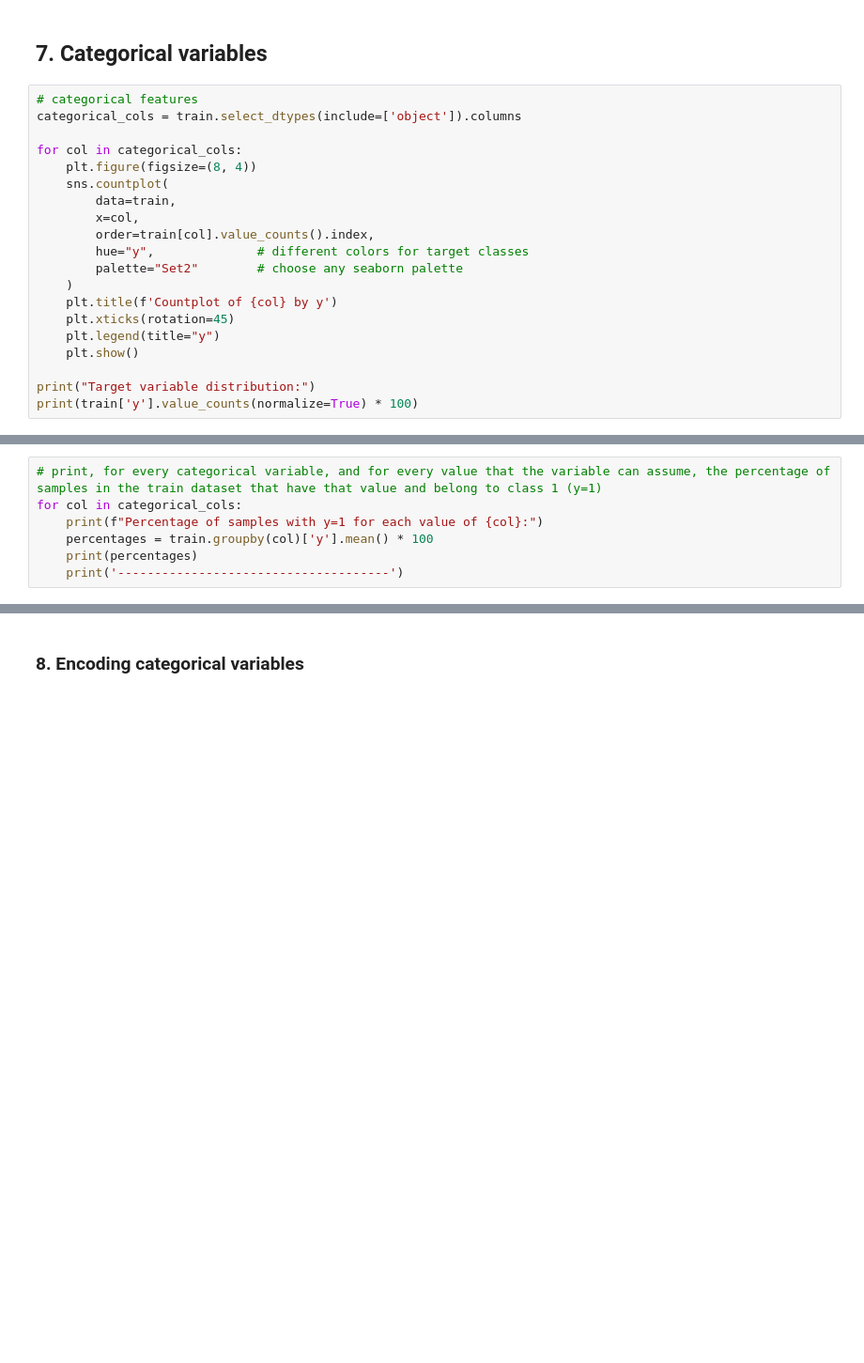
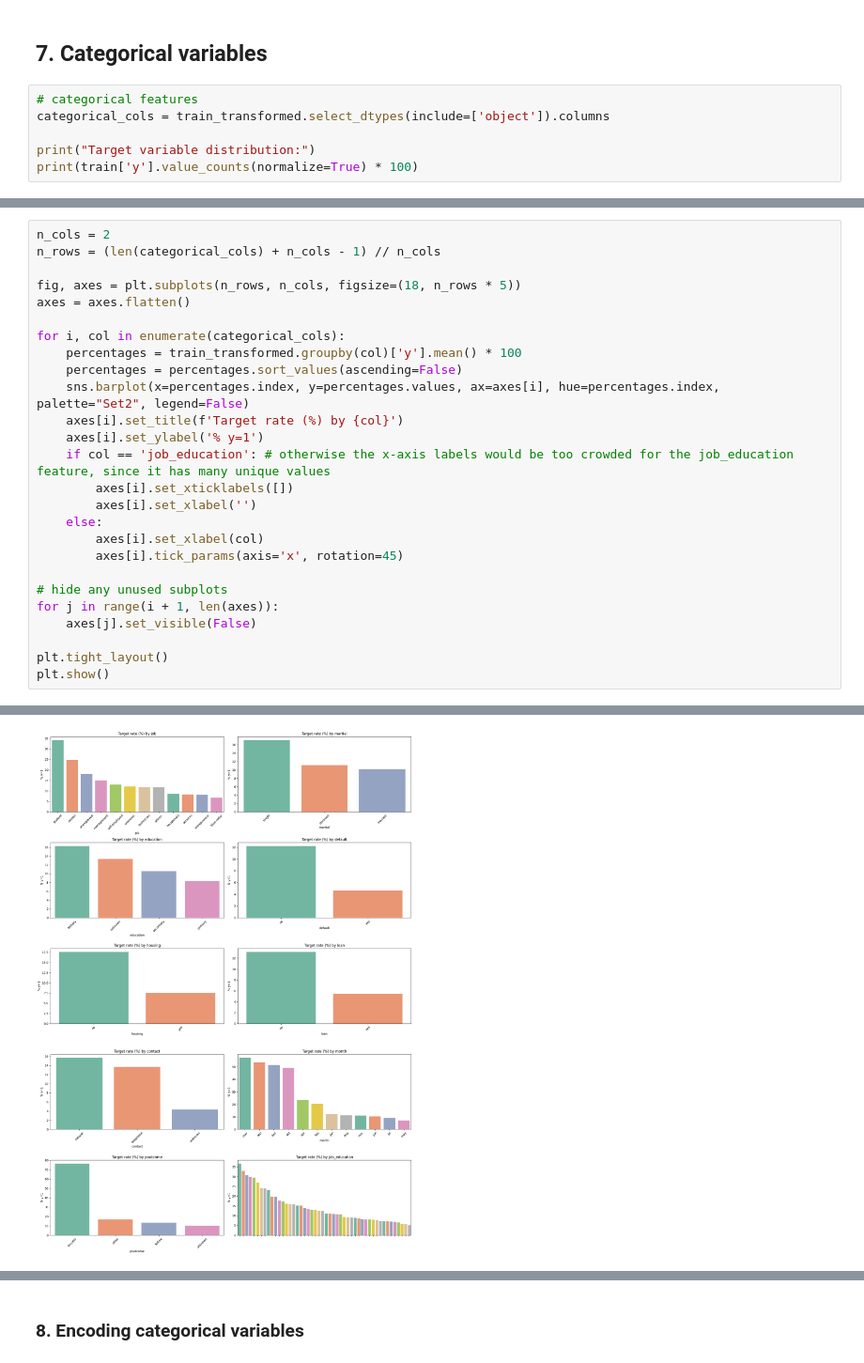
Before and after one commit to lucazini03/corradinizini-bank-classification, a Jupyter notebook: data-software/bank_dataset_ml.ipynb, the cells around one changed output, grey strips where cells are left out. Shown at 94% size. Drawn from its saved outputs; the diff is of its cells as text; blank space fills up the shorter version.

```diff
--- a/data-software/bank_dataset_ml.ipynb
+++ b/data-software/bank_dataset_ml.ipynb
@@ -281,21 +287,7 @@ dtype: float64
 ## 7. Categorical variables
 # %%
 # categorical features
-categorical_cols = train.select_dtypes(include=['object']).columns
-
-for col in categorical_cols:
-    plt.figure(figsize=(8, 4))
-    sns.countplot(
-        data=train,
-        x=col,
-        order=train[col].value_counts().index,
-        hue="y",              # different colors for target classes
-        palette="Set2"        # choose any seaborn palette
-    )
-    plt.title(f'Countplot of {col} by y')
-    plt.xticks(rotation=45)
-    plt.legend(title="y")
-    plt.show()
+categorical_cols = train_transformed.select_dtypes(include=['object']).columns
 
 print("Target variable distribution:")
 print(train['y'].value_counts(normalize=True) * 100)
@@ -317,8 +306,27 @@ Name: proportion, dtype: float64
 # %%
-# print, for every categorical variable, and for every value that the variable can assume, the percentage of samples in the train dataset that have that value and belong to class 1 (y=1)
-for col in categorical_cols:
-    print(f"Percentage of samples with y=1 for each value of {col}:")
-    percentages = train.groupby(col)['y'].mean() * 100
-    print(percentages)
-    print('-------------------------------------')
+n_cols = 2
+n_rows = (len(categorical_cols) + n_cols - 1) // n_cols
+
+fig, axes = plt.subplots(n_rows, n_cols, figsize=(18, n_rows * 5))
+axes = axes.flatten()
+
+for i, col in enumerate(categorical_cols):
+    percentages = train_transformed.groupby(col)['y'].mean() * 100
+    percentages = percentages.sort_values(ascending=False)
+    sns.barplot(x=percentages.index, y=percentages.values, ax=axes[i], hue=percentages.index, palette="Set2", legend=False)
+    axes[i].set_title(f'Target rate (%) by {col}')
+    axes[i].set_ylabel('% y=1')
+    if col == 'job_education': # otherwise the x-axis labels would be too crowded for the job_education feature, since it has many unique values
+        axes[i].set_xticklabels([])
+        axes[i].set_xlabel('')
+    else:
+        axes[i].set_xlabel(col)
+        axes[i].tick_params(axis='x', rotation=45)
+
+# hide any unused subplots
+for j in range(i + 1, len(axes)):
+    axes[j].set_visible(False)
+
+plt.tight_layout()
+plt.show()
 # %% [output]
@@ -341,0 +333 @@ Name: y, dtype: float64
+[figure, added]
```
Also changed, not shown: parts of 12 cells of this notebook.
